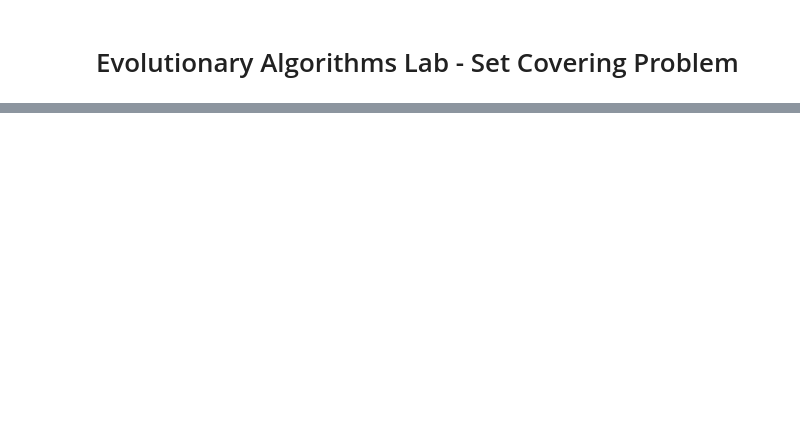
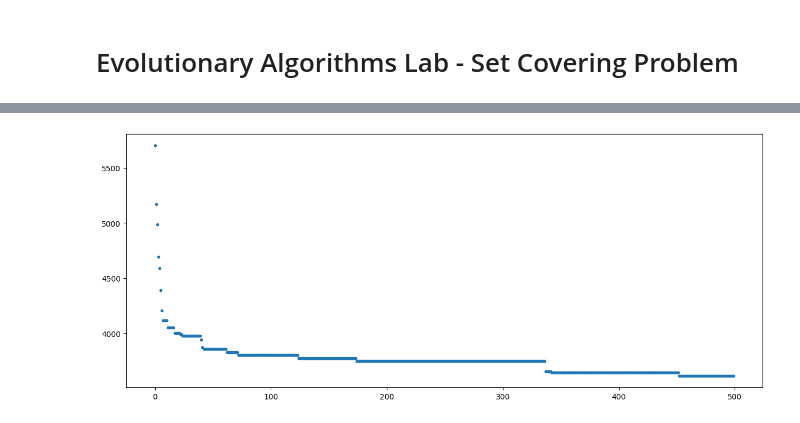
Before and after one commit to moDal7/Computational-Intelligence, a Jupyter notebook: lab2/lab2_sol.ipynb, the cells around one changed output, grey strips where cells are left out. Saved outputs shown, nothing was run; the diff lists cells and outputs as text; code cells hidden in the pictures; blank space fills up the shorter version.

Commit message:
Added readme, added of mu,rho,lambda

```diff
--- a/lab2/lab2_sol.ipynb
+++ b/lab2/lab2_sol.ipynb
@@ -171,0 +204,22 @@ for num in N_VALUES:
+# %%
+SIGMA = 2
+STEPS = 500
+OFFSPRING_SIZE = 40
+
+for num in N_VALUES:
+    all_lists = set(tuple(element) for element in problem(num, SEED))
+
+    random_list = random.choice(list(all_lists))
+
+    start_element = set()
+    while not goal_test(num, start_element):
+      start_element.add(random.choice(list(all_lists - start_element)))
+
+    sol, history = commaLambda_ea(start_element, all_lists, STEPS, OFFSPRING_SIZE, SIGMA, num)
+
+    logging.info(f"N = {num}, best solution: w={sum(len(_) for _ in sol)} (bloat={(sum(len(_) for _ in sol)-num)/num*100:.0f}%)")
+
+    if num == 1000:
+      plt.figure(figsize=(15, 6))
+      plt.scatter(range(STEPS), history, marker=".")
+# %% [output]
@@ -171,0 +232 @@ for num in N_VALUES:
+[figure, added]
```
Also changed, not shown: parts of 20 cells of this notebook, 1 other file.
